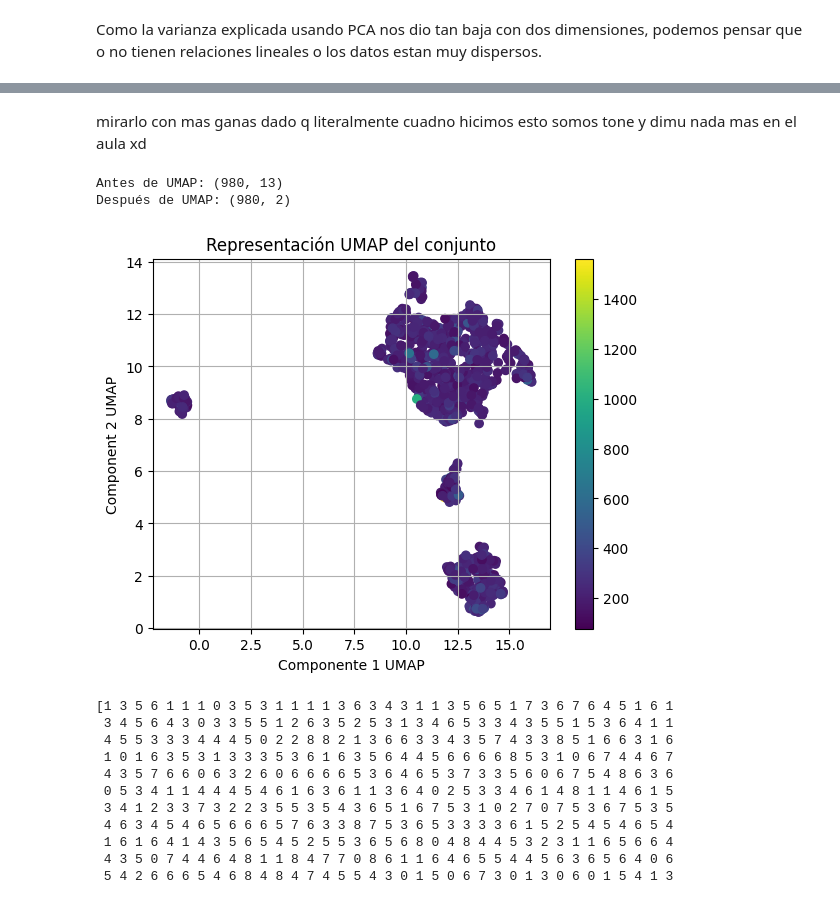
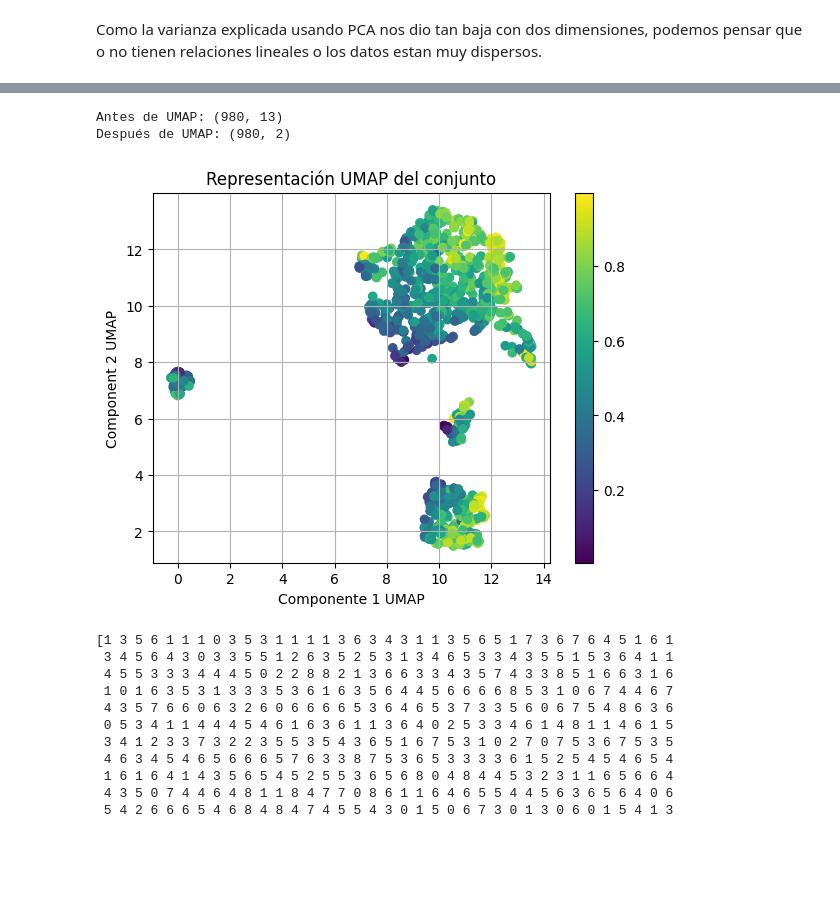
Before and after one commit to AgustinDimuro/tpeFundamentos, a Jupyter notebook: TPEspecial.ipynb, the cells around one changed output, grey strips where cells are left out. Cells and saved outputs as stored; diff of their text form; code cells hidden in the pictures; blank space fills up the shorter version.

```diff
--- a/TPEspecial.ipynb
+++ b/TPEspecial.ipynb
@@ -622,26 +550,24 @@ After t-SNE: (980, 2)
-# %% [markdown]
-mirarlo con mas ganas dado q literalmente cuadno hicimos esto somos tone y dimu nada mas en el aula xd
 # %%
 # importamos umap
 import umap
 
 ds_umap = umap.UMAP(n_components=2).fit_transform(ds_scaled)
 
 print('Antes de UMAP: {}'.format(ds_scaled.shape))
 print('Después de UMAP: {}'.format(ds_umap.shape))
 
 # graficamos los datos, el color de cada punto representa el valor de la casa
-plt.scatter(ds_umap[:,0], ds_umap[:,1], c=ds_copy["Duration"], cmap='viridis')
+plt.scatter(ds_umap[:,0], ds_umap[:,1], c=ds_copy["Energy"], cmap='viridis')
 plt.grid(True)
 plt.xlabel('Componente 1 UMAP')
 plt.ylabel('Component 2 UMAP')
 plt.title('Representación UMAP del conjunto')
 plt.colorbar()
 plt.show()
 # %% [output]
 Antes de UMAP: (980, 13)
 Después de UMAP: (980, 2)
-[figure, old version]
+[figure, new version]
 # %%
 from sklearn.cluster import KMeans
 
```
Also changed, not shown: parts of 46 cells of this notebook.
